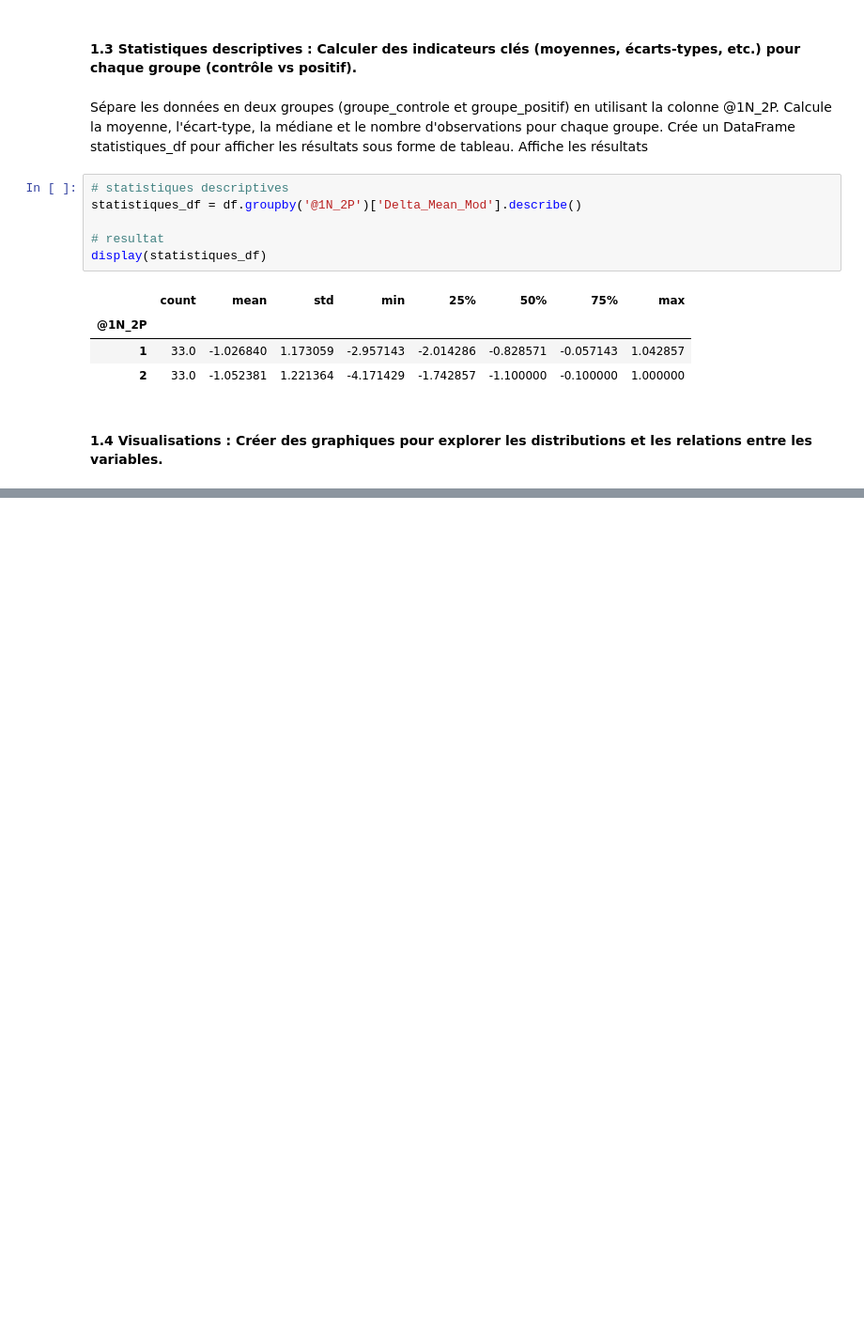
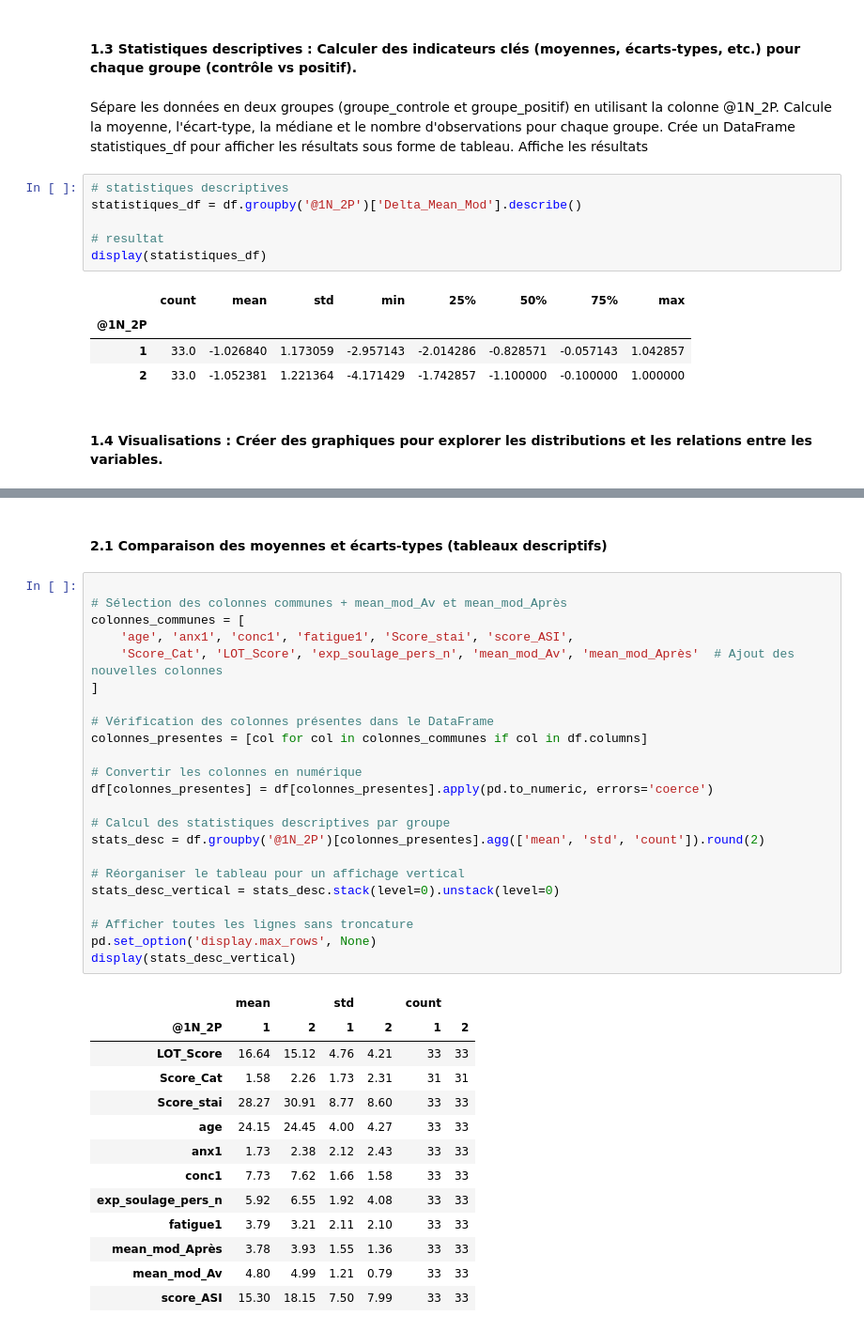
Before and after one commit to nassimdammak-dah/statistiques-, a Jupyter notebook: Nassim_dammak_rééchantillonnage.ipynb, the cells around one changed output, grey strips where cells are left out. Shown: that part at 94% size. Cells and saved outputs as stored; diff of their text form; blank space fills up the shorter version.

Commit message:
comparaison resultat 2.1

```diff
--- a/Nassim_dammak_rééchantillonnage.ipynb
+++ b/Nassim_dammak_rééchantillonnage.ipynb
@@ -254,0 +267,39 @@ Joint pain: 8
+# %% [markdown]
+#### 2.1 Comparaison des moyennes et écarts-types (tableaux descriptifs)
+# %%
+
+# Sélection des colonnes communes + mean_mod_Av et mean_mod_Après
+colonnes_communes = [
+    'age', 'anx1', 'conc1', 'fatigue1', 'Score_stai', 'score_ASI',
+    'Score_Cat', 'LOT_Score', 'exp_soulage_pers_n', 'mean_mod_Av', 'mean_mod_Après'  # Ajout des nouvelles colonnes
+]
+
+# Vérification des colonnes présentes dans le DataFrame
+colonnes_presentes = [col for col in colonnes_communes if col in df.columns]
+
+# Convertir les colonnes en numérique
+df[colonnes_presentes] = df[colonnes_presentes].apply(pd.to_numeric, errors='coerce')
+
+# Calcul des statistiques descriptives par groupe
+stats_desc = df.groupby('@1N_2P')[colonnes_presentes].agg(['mean', 'std', 'count']).round(2)
+
+# Réorganiser le tableau pour un affichage vertical
+stats_desc_vertical = stats_desc.stack(level=0).unstack(level=0)
+
+# Afficher toutes les lignes sans troncature
+pd.set_option('display.max_rows', None)
+display(stats_desc_vertical)
+# %% [output]
+|  | mean |  | std |  | count |  |
+| @1N_2P | 1 | 2 | 1 | 2 | 1 | 2 |
+| LOT_Score | 16.64 | 15.12 | 4.76 | 4.21 | 33 | 33 |
+| Score_Cat | 1.58 | 2.26 | 1.73 | 2.31 | 31 | 31 |
+| Score_stai | 28.27 | 30.91 | 8.77 | 8.60 | 33 | 33 |
+| age | 24.15 | 24.45 | 4.00 | 4.27 | 33 | 33 |
+| anx1 | 1.73 | 2.38 | 2.12 | 2.43 | 33 | 33 |
+| conc1 | 7.73 | 7.62 | 1.66 | 1.58 | 33 | 33 |
+| exp_soulage_pers_n | 5.92 | 6.55 | 1.92 | 4.08 | 33 | 33 |
+| fatigue1 | 3.79 | 3.21 | 2.11 | 2.10 | 33 | 33 |
+| mean_mod_Après | 3.78 | 3.93 | 1.55 | 1.36 | 33 | 33 |
+| mean_mod_Av | 4.80 | 4.99 | 1.21 | 0.79 | 33 | 33 |
+| score_ASI | 15.30 | 18.15 | 7.50 | 7.99 | 33 | 33 |
```
Also changed, not shown: parts of 2 cells of this notebook.
